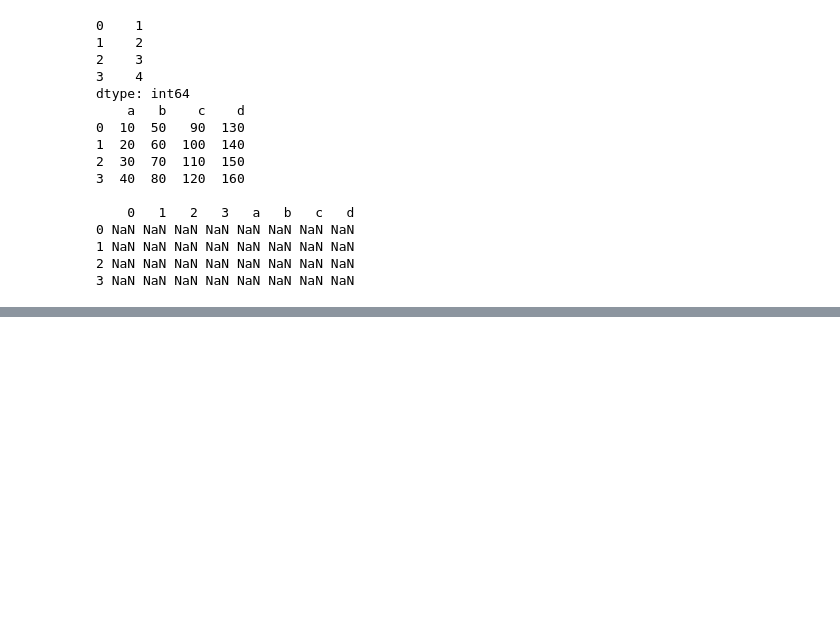
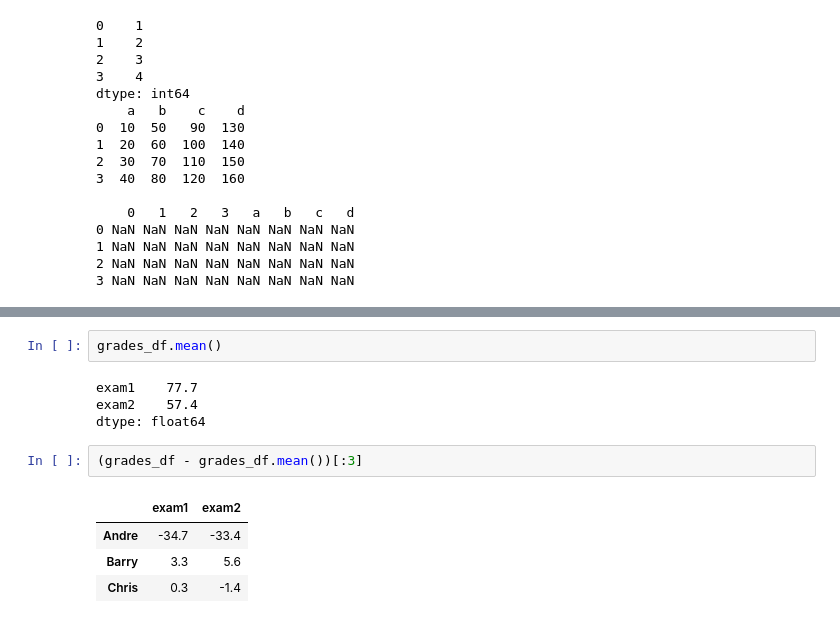
Before and after one commit to vagnercazarotto/MachineLearningSpecialization, a Jupyter notebook: Intro to Data Analysis/Adding Pandas to NumPy Series.ipynb, the cells around one changed output, grey strips where cells are left out. Saved outputs shown, nothing was run; the diff lists cells and outputs as text; blank space fills up the shorter version.

```diff
--- a/Intro to Data Analysis/Untitled.ipynb
+++ b/Intro to Data Analysis/Adding Pandas to NumPy Series.ipynb
@@ -436,0 +519,13 @@ dtype: int64
+# %%
+grades_df.mean()
+# %% [output]
+exam1    77.7
+exam2    57.4
+dtype: float64
+# %%
+(grades_df - grades_df.mean())[:3]
+# %% [output]
+|  | exam1 | exam2 |
+| Andre | -34.7 | -33.4 |
+| Barry | 3.3 | 5.6 |
+| Chris | 0.3 | -1.4 |
```
Also changed, not shown: parts of 10 cells of this notebook.
